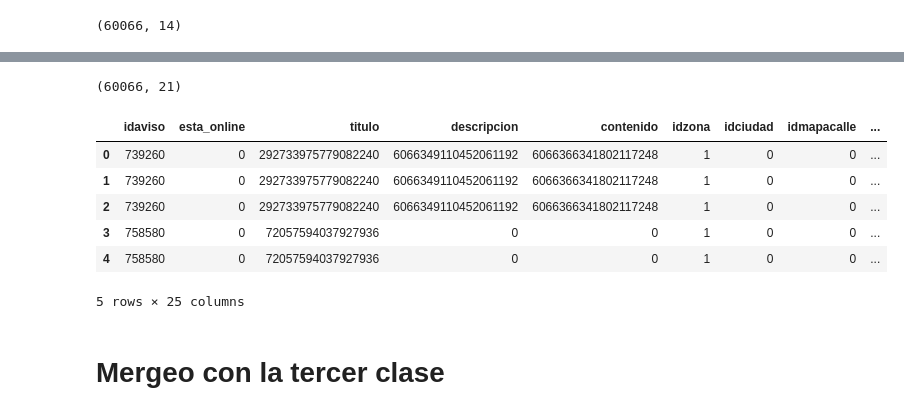
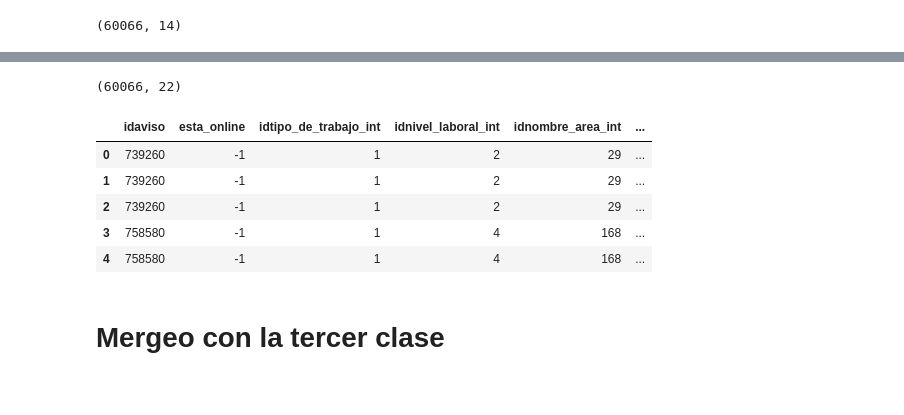
Before and after one commit to PRPablo/dataJobSearches, a Jupyter notebook: prediction/3-Adri-merge.ipynb, the cells around one changed output, grey strips where cells are left out. Cells and saved outputs as stored; diff of their text form; code cells hidden in the pictures.

```diff
--- a/prediction/3-Adri-merge.ipynb
+++ b/prediction/3-Adri-merge.ipynb
@@ -14,6 +14,6 @@ from sklearn.preprocessing import LabelEncoder
 from sklearn.linear_model import LogisticRegression
 from sklearn import metrics
 # %%
-vistas = pd.read_csv('../data/adri_data/entrenamiento_vistas.csv');
+vistas = pd.read_csv('../data/adri_data/entrenamiento_vistas2.csv');
 vistas.head()
 # %% [output]
@@ -27,4 +26,4 @@ vistas.head()
 # %%
-postulaciones = pd.read_csv('../data/adri_data/entrenamiento_postulaciones.csv');
+postulaciones = pd.read_csv('../data/adri_data/entrenamiento_postulaciones2.csv');
 postulaciones.head()
 # %% [output]
@@ -137,22 +134,27 @@ postulantes.shape
 excluded = pd.merge(excluded, postulantes, how='inner', on='idpostulante')
 excluded.shape
 # %% [output]
-(60066, 21)
+(60066, 22)
 # %%
 excluded['se_postulo'] = -1
 # %%
 excluded['month'] = 0
 excluded['day'] = 0
 excluded['dayofweek'] = 0
 excluded['hour'] = 0
 
+excluded['cantidad_postulaciones_x'] = 0
+excluded['cantidad_vistas_x'] = 0
+excluded['cantidad_postulaciones_y'] = 0
+excluded['cantidad_vistas_y'] = 0
+excluded['cantidad_interacciones'] = 0
+
 excluded = excluded[vistas_y_postulaciones.columns]
 excluded.head()
 # %% [output]
-|  | idaviso | esta_online | titulo | descripcion | contenido | idzona | idciudad | idmapacalle | ... |
-| 0 | 739260 | 0 | 292733975779082240 | 6066349110452061192 | 6066366341802117248 | 1 | 0 | 0 | ... |
-| 1 | 739260 | 0 | 292733975779082240 | 6066349110452061192 | 6066366341802117248 | 1 | 0 | 0 | ... |
-| 2 | 739260 | 0 | 292733975779082240 | 6066349110452061192 | 6066366341802117248 | 1 | 0 | 0 | ... |
-| 3 | 758580 | 0 | 72057594037927936 | 0 | 0 | 1 | 0 | 0 | ... |
-| 4 | 758580 | 0 | 72057594037927936 | 0 | 0 | 1 | 0 | 0 | ... |
+|  | idaviso | esta_online | idtipo_de_trabajo_int | idnivel_laboral_int | idnombre_area_int | ... |
+| 0 | 739260 | -1 | 1 | 2 | 29 | ... |
+| 1 | 739260 | -1 | 1 | 2 | 29 | ... |
+| 2 | 739260 | -1 | 1 | 2 | 29 | ... |
+| 3 | 758580 | -1 | 1 | 4 | 168 | ... |
+| 4 | 758580 | -1 | 1 | 4 | 168 | ... |
-5 rows × 25 columns
```
Also changed, not shown: parts of 23 cells of this notebook, 2 other files.
